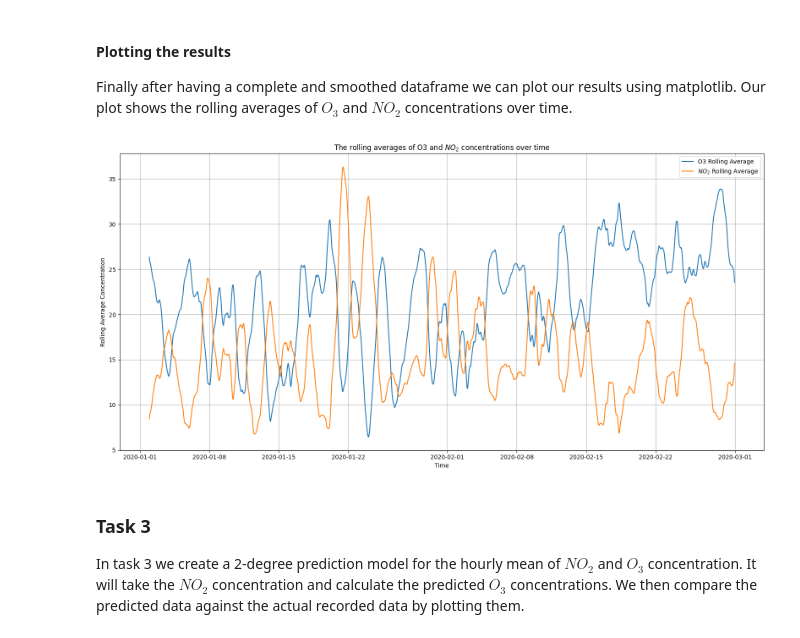
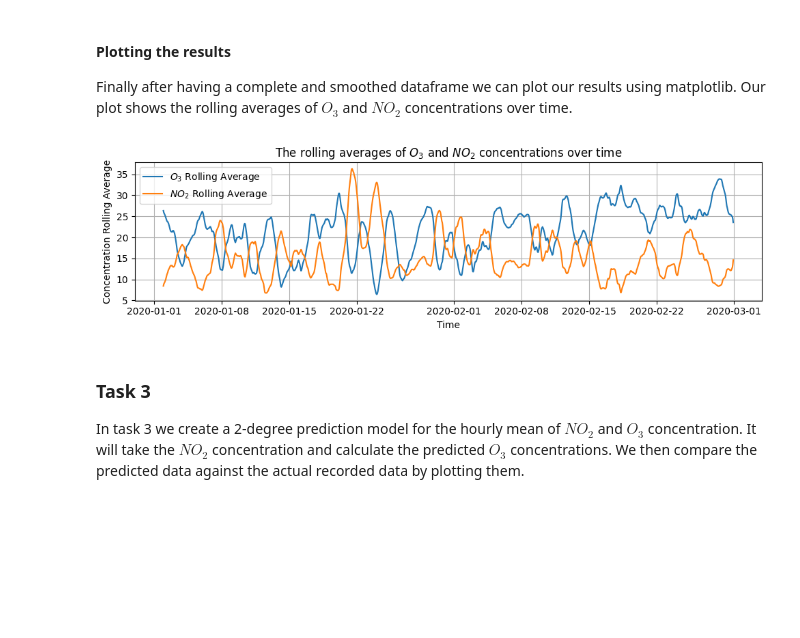
Before and after one commit to TimPrivat/ScientificProgrammingInPython, a Jupyter notebook: 6/2023WS_41114.ipynb, the cells around one changed output. Drawn from its saved outputs; the diff is of its cells as text; code cells hidden in the pictures; blank space fills up the shorter version.

```diff
--- a/6/2023WS_41114.ipynb
+++ b/6/2023WS_41114.ipynb
@@ -59,12 +59,12 @@ combined_toronto_data
 # %% [markdown]
 <p>After appending all files, we create a pandas dataframe labelled merged_data. This dataframe merges all entries from the former list on their timestamp. This means that we now have a table organized by time, where each station's recordings are listed next to each other.</p>
 # %%
-merged_data = combined_toronto_data[0]
-for df in combined_toronto_data[1:]:
-    merged_data = pd.merge(merged_data, df, on='Time', how='outer')
+merged_dataframe = station_data[0]
+for df in station_data[1:]:
+    merged_dataframe  = pd.merge(merged_dataframe , df, on='Time', how='outer')
 
-merged_data['Time'] = pd.to_datetime(df['Time'])
-merged_data
+merged_dataframe ['Time'] = pd.to_datetime(df['Time'])
+merged_dataframe
 # %% [output]
 |  | Time | station 1 O3 | station 1 NO2 | station 2 O3 | station 2 NO2 | station 3 O3 | station 3 NO2 | ... |
 | 0 | 2020-01-01 00:00:00+00:00 | 27.0 | 6.0 | 27.0 | 7.0 | 26.0 | 5.0 | ... |
@@ -87,7 +87,7 @@ Finally we plot our results using matplotlib.</p>
 <h4>Calculating the mean values and rolling averages [7]</h4>
 <p>First we create a pandas dataframe where we store the time, the hourly mean of $O_{3}$ concentration and the hourly mean of $NO_{2}$ concentration. We again save the names of all colums to one list for $O_{3}$ values and one list for $NO_{2}$ values each.</p>
 # %%
-hourly_data = pd.DataFrame(columns = ['Time','O3 hourly mean', 'NO2 hourly mean'])
+hourly_data = pd.DataFrame(columns = ['Time','O3 mean/hour', 'NO2 mean/hour'])
 
 o3_columns = ['station 1 O3',
               'station 2 O3',
@@ -102,7 +102,7 @@ no2_columns = ['station 1 NO2',
 # %% [markdown]
 <p>After that we iterate over each row in our merged_data dataframe and calculate the mean of $O_{3}$ and $NO_{2}$ concentration between all stations at each timestamp. We save this data to the dataframe hourly data.</p>
 # %%
-for index, row in merged_data.iterrows():
+for index, row in merged_dataframe.iterrows():
 
     time = row['Time']
     o3_hourly_values = row[o3_columns].mean()
@@ -132,8 +132,8 @@ hourly_data
 rolling_averages = pd.DataFrame()
 
 rolling_averages['Time'] = hourly_data['Time']
-rolling_averages['O3 rolling average']= hourly_data['O3 hourly mean'].rolling(window = 24, min_periods=None).mean()
-rolling_averages['NO2 rolling average']= hourly_data['NO2 hourly mean'].rolling(window = 24, min_periods=None).mean()
+rolling_averages['O3 rolling average']= hourly_data['O3 mean/hour'].rolling(window = 24, min_periods=None).mean()
+rolling_averages['NO2 rolling average']= hourly_data['NO2 mean/hour'].rolling(window = 24, min_periods=None).mean()
 
 rolling_averages
 # %% [output]
@@ -154,21 +154,21 @@ rolling_averages
 <h4>Plotting the results</h4>
 <p>Finally after having a complete and smoothed dataframe we can plot our results using matplotlib. Our plot shows the rolling averages of $O_{3}$ and $NO_{2}$ concentrations over time.</p>
 # %%
-plt.figure(figsize=(16,8))
-
-plt.plot(rolling_averages['Time'], rolling_averages['O3 rolling average'], label='O3 Rolling Average')
+plt.figure(figsize=(10,3))
+plt.plot(rolling_averages['Time'], rolling_averages['O3 rolling average'], label='$O_{3}$ Rolling Average')
 plt.plot(rolling_averages['Time'], rolling_averages['NO2 rolling average'], label='$NO_{2}$ Rolling Average')
 
-plt.title('The rolling averages of O3 and $NO_{2}$ concentrations over time')
+plt.title('The rolling averages of $O_{3}$ and $NO_{2}$ concentrations over time')
 plt.xlabel('Time')
-plt.ylabel('Rolling Average Concentration')
+plt.ylabel('Concentration Rolling Average')
 plt.legend()
 plt.grid(True)
 plt.tight_layout()
 
+
 plt.show()
 # %% [output]
-[figure, old version]
+[figure, new version]
 # %% [markdown]
 <h3>Task 3</h3>
 <p>In task 3 we create a 2-degree prediction model for the hourly mean of $NO_{2}$ and $O_{3}$ concentration. It will take the $NO_{2}$ concentration and calculate the predicted $O_{3}$ concentrations. We then compare the predicted data against the actual recorded data by plotting them. </p>
```
Also changed, not shown: parts of 11 cells of this notebook.
